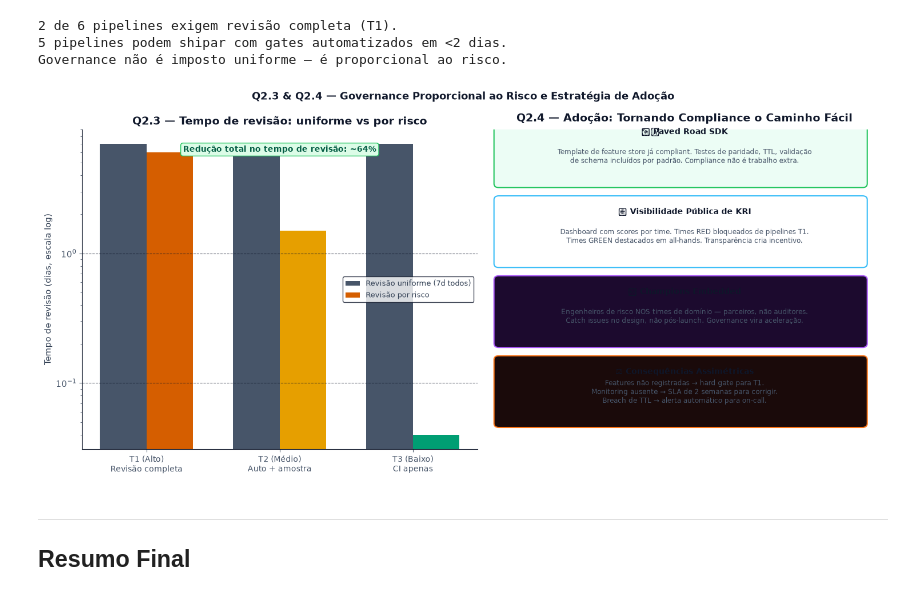
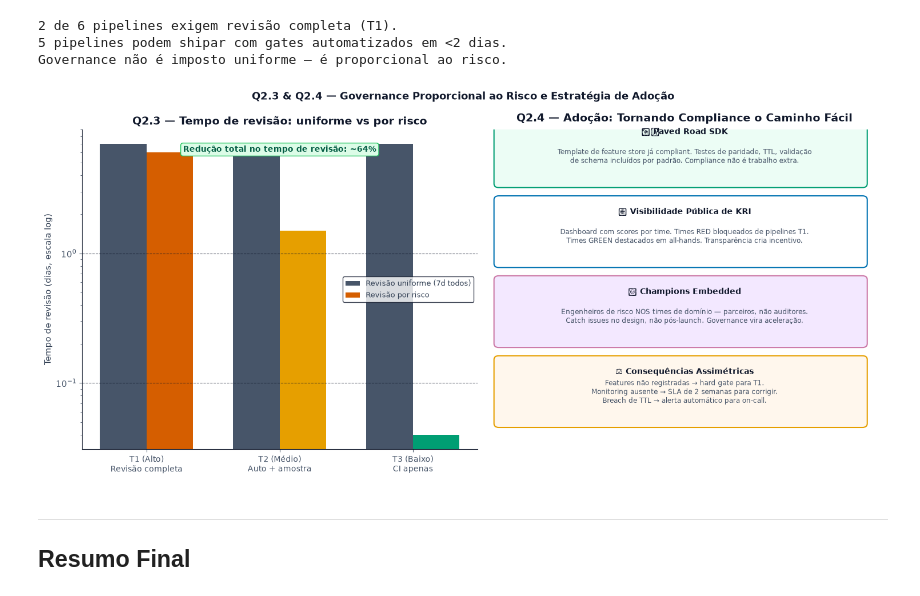
Before and after one commit to Cristiano2132/nubank-model-risk-business-case, a Jupyter notebook: business_case_answers.ipynb, the cells around one changed output. Saved outputs shown, nothing was run; the diff lists cells and outputs as text; code cells hidden in the pictures.

```diff
--- a/business_case_answers.ipynb
+++ b/business_case_answers.ipynb
@@ -740,10 +740,10 @@ ax = axes[2]
 ax.set_xlim(0,10); ax.set_ylim(0,10); ax.axis('off')
 ax.set_title('Controle 3 — Feature Schema Registry\n& Shadow Deployment', pad=10)
 for (x, y, title, bg, border, desc) in [
-    (5,9.0,'📋 Feature Contract','#1e3a5f','#38bdf8','name, formula, owner, version\nvalue_range, freshness_SLA, consumers'),
-    (5,6.6,'🔒 Gate de Validação CI','#14532d','#22c55e','Cada commit: colunas, ranges, nulos'),
-    (5,4.2,'🔄 Shadow Mode Deployment','#1e1b4b','#818cf8','7 dias paralelo → paridade confirmada → cutover'),
-    (5,1.8,'📜 Lineage por Linha','#1c1917','#a8a29e','pipeline_version, git_sha, run_id'),
+    (5,9.0,'📋 Feature Contract','#e0f2fe','#0072B2','name, formula, owner, version\nvalue_range, freshness_SLA, consumers'),
+    (5,6.6,'🔒 Gate de Validação CI','#dcfce7','#009E73','Cada commit: colunas, ranges, nulos'),
+    (5,4.2,'🔄 Shadow Mode Deployment','#f3e8ff','#CC79A7','7 dias paralelo → paridade confirmada → cutover'),
+    (5,1.8,'📜 Lineage por Linha','#f8fafc','#64748b','pipeline_version, git_sha, run_id'),
 ]:
     ax.add_patch(mpatches.FancyBboxPatch((0.3, y-1.0), 9.2, 1.8,
                  boxstyle='round,pad=0.1', facecolor=bg, edgecolor=border, linewidth=1.5))
@@ -933,38 +933,38 @@ time_tiered  = [6, 1.5, 0.04]
 x = np.arange(len(tiers)); w = 0.35
 ax.bar(x-w/2, time_uniform, w, color='#475569', edgecolor='none', label='Revisão uniforme (7d todos)')
 ax.bar(x+w/2, time_tiered,  w, color=[COL_HI, COL_MED, COL_LO], edgecolor='none', label='Revisão por risco')
 ax.set_xticks(x); ax.set_xticklabels(tiers, fontsize=10)
 ax.set_ylabel('Tempo de revisão (dias, escala log)'); ax.set_yscale('log')
 ax.set_title('Q2.3 — Tempo de revisão: uniforme vs por risco')
 ax.legend(fontsize=9); style_chart(ax)
 savings = (1 - sum(time_tiered)/sum(time_uniform)) * 100
 ax.text(0.5, 0.93, f'Redução total no tempo de revisão: ~{savings:.0f}%', transform=ax.transAxes,
         ha='center', fontsize=10, color='#065f46', fontweight='bold',
         bbox=dict(boxstyle='round,pad=0.3', facecolor='#dcfce7', edgecolor='#22c55e'))
 
 # Q2.4: Adoption strategies
 ax = axes[1]
 ax.set_xlim(0,10); ax.set_ylim(0,10); ax.axis('off')
 ax.set_title('Q2.4 — Adoção: Tornando Compliance o Caminho Fácil', pad=10)
 
 for (x,y,title,bg,border,desc) in [
-    (5,9.5,'🛠️ Paved Road SDK','#ecfdf5','#22c55e',
+    (5,9.5,'🛠️ Paved Road SDK','#ecfdf5','#009E73',
      'Template de feature store já compliant. Testes de paridade, TTL, validação\nde schema incluídos por padrão. Compliance não é trabalho extra.'),
-    (5,7.0,'📈 Visibilidade Pública de KRI','#ffffff','#38bdf8',
+    (5,7.0,'📈 Visibilidade Pública de KRI','#ffffff','#0072B2',
      'Dashboard com scores por time. Times RED bloqueados de pipelines T1.\nTimes GREEN destacados em all-hands. Transparência cria incentivo.'),
-    (5,4.5,'🤝 Champions Embedded','#1c0a2e','#a855f7',
+    (5,4.5,'🤝 Champions Embedded','#f3e8ff','#CC79A7',
      'Engenheiros de risco NOS times de domínio — parceiros, não auditores.\nCatch issues no design, não pós-launch. Governance vira aceleração.'),
-    (5,2.0,'⚖️ Consequências Assimétricas','#1a0a0a','#f97316',
+    (5,2.0,'⚖️ Consequências Assimétricas','#fff7ed','#E69F00',
      'Features não registradas → hard gate para T1.\nMonitoring ausente → SLA de 2 semanas para corrigir.\nBreach de TTL → alerta automático para on-call.'),
 ]:
     ax.add_patch(mpatches.FancyBboxPatch((0.3,y-1.2),9.2,2.0,boxstyle='round,pad=0.12',facecolor=bg,edgecolor=border,linewidth=1.5))
     ax.text(x,y+0.35,title,ha='center',fontsize=10,color='#0f172a',fontweight='bold')
     ax.text(x,y-0.55,desc,ha='center',fontsize=8.5,color='#475569')
 
 fig.tight_layout()
 plt.show()
 # %% [output]
-[figure, old version]
+[figure, new version]
 # %% [markdown]
 ---
 ## Resumo Final
```
Also changed, not shown: parts of 3 cells of this notebook.
